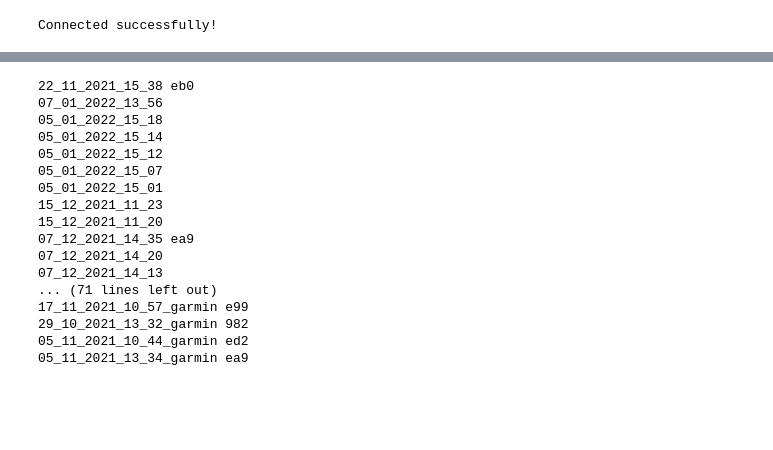
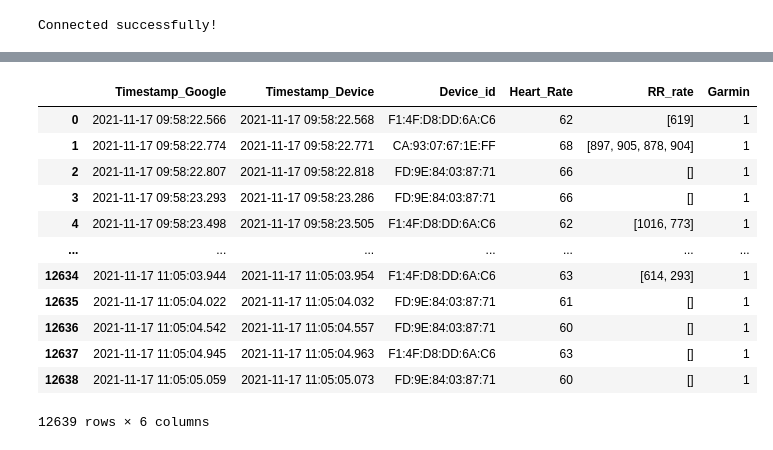
Before and after one commit to Jackfn96/3DS, a Jupyter notebook: notebooks/combiningKSS.ipynb, the cells around one changed output, grey strips where cells are left out. Cells and saved outputs as stored; diff of their text form; code cells hidden in the pictures; blank space fills up the shorter version.

```diff
--- a/notebooks/combiningKSS.ipynb
+++ b/notebooks/combiningKSS.ipynb
@@ -12,9 +10,9 @@ drive = Drive()
 # %% [output]
 Connected successfully!
 # %%
-folders = drive.list('folder')
+folders = drive.list('folder', entire_drive = True)
 kss_folder = [folder['id'] for folder in folders if folder['name'] == 'KSS'][0]
-kss_files = drive.list('csv', add_query=f"'{kss_folder}' in parents")
+kss_files = drive.list('csv', add_query=f"'{kss_folder}' in parents", entire_drive = True)
 kss_files
 # %% [output]
 [{'id': '1Zg6pUamNDmVD-e1DaZWJTirqqGrD3TPf',
@@ -299,0 +101,11 @@ Connected successfully!
+# %%
+results_hrv = []
+results_kss = []
+
+for file in hrv_list:
+    for key in kss_dfs_drive.keys():
+        if '-'.join(file[0].split('_')[::-1]) in key and file[1] in key:
+            results_hrv.append(file)
+            results_kss.append(key)
+
+results_hrv
@@ -310,21 +165,26 @@ ValueError: could not convert string to Timestamp
-# %%
-for df in dataframes:
-    print(df)
-# %% [output]
-22_11_2021_15_38 eb0
-07_01_2022_13_56
-05_01_2022_15_18
-05_01_2022_15_14
-05_01_2022_15_12
-05_01_2022_15_07
-05_01_2022_15_01
-15_12_2021_11_23
-15_12_2021_11_20
-07_12_2021_14_35 ea9
-07_12_2021_14_20
-07_12_2021_14_13
-... (71 lines left out)
-17_11_2021_10_57_garmin e99
-29_10_2021_13_32_garmin 982
-05_11_2021_10_44_garmin ed2
-05_11_2021_13_34_garmin ea9
+# %%
+def get_hrv_id(date, driver):
+    """
+    Returns key in hrv.dataframes dictionary corresponding to date and driver
+    """
+    for key in dataframes.keys():
+        if date in key and driver in key:
+            return key
+# %%
+key = get_hrv_id(*results_hrv[0])
+key
+dataframes[key]
+# %% [output]
+|  | Timestamp_Google | Timestamp_Device | Device_id | Heart_Rate | RR_rate | Garmin |
+| 0 | 2021-11-17 09:58:22.566 | 2021-11-17 09:58:22.568 | F1:4F:D8:DD:6A:C6 | 62 | [619] | 1 |
+| 1 | 2021-11-17 09:58:22.774 | 2021-11-17 09:58:22.771 | CA:93:07:67:1E:FF | 68 | [897, 905, 878, 904] | 1 |
+| 2 | 2021-11-17 09:58:22.807 | 2021-11-17 09:58:22.818 | FD:9E:84:03:87:71 | 66 | [] | 1 |
+| 3 | 2021-11-17 09:58:23.293 | 2021-11-17 09:58:23.286 | FD:9E:84:03:87:71 | 66 | [] | 1 |
+| 4 | 2021-11-17 09:58:23.498 | 2021-11-17 09:58:23.505 | F1:4F:D8:DD:6A:C6 | 62 | [1016, 773] | 1 |
+| ... | ... | ... | ... | ... | ... | ... |
+| 12634 | 2021-11-17 11:05:03.944 | 2021-11-17 11:05:03.954 | F1:4F:D8:DD:6A:C6 | 63 | [614, 293] | 1 |
+| 12635 | 2021-11-17 11:05:04.022 | 2021-11-17 11:05:04.032 | FD:9E:84:03:87:71 | 61 | [] | 1 |
+| 12636 | 2021-11-17 11:05:04.542 | 2021-11-17 11:05:04.557 | FD:9E:84:03:87:71 | 60 | [] | 1 |
+| 12637 | 2021-11-17 11:05:04.945 | 2021-11-17 11:05:04.963 | F1:4F:D8:DD:6A:C6 | 63 | [] | 1 |
+| 12638 | 2021-11-17 11:05:05.059 | 2021-11-17 11:05:05.073 | FD:9E:84:03:87:71 | 60 | [] | 1 |
+12639 rows × 6 columns
```
Also changed, not shown: parts of 42 cells of this notebook, 2 other files.
